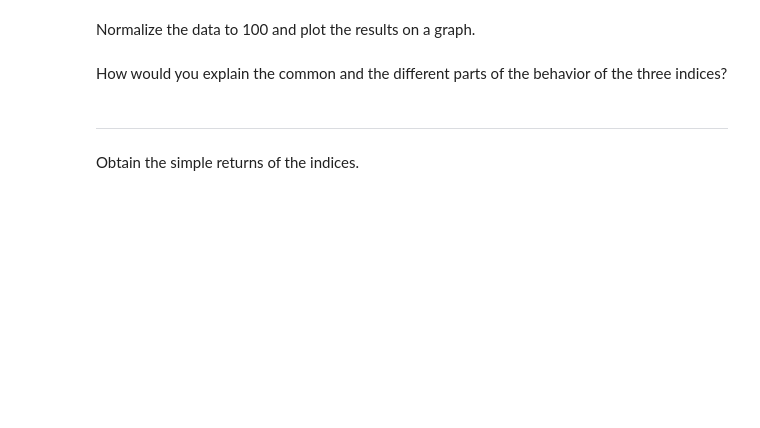
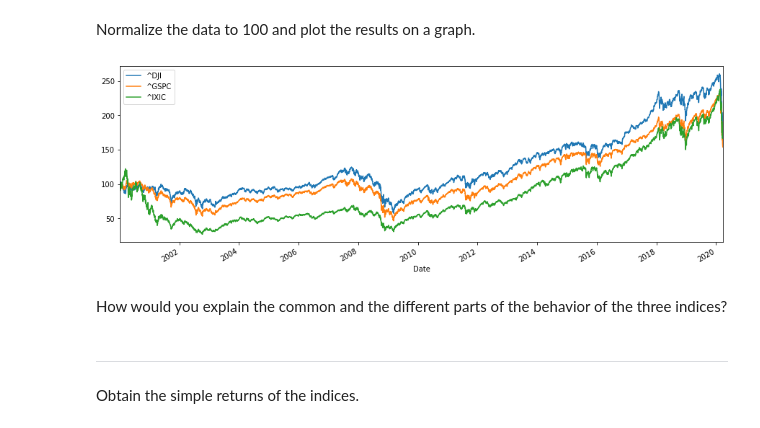
Before and after one commit to MartinMolestina/UdemyFinance, a Jupyter notebook: Calculating the Return of Indices - Exercise_Yahoo_Py3.ipynb, the cells around one changed output. Drawn from its saved outputs; the diff is of its cells as text; code cells hidden in the pictures; blank space fills up the shorter version.

```diff
--- a/Calculating the Return of Indices - Exercise_Yahoo_Py3.ipynb
+++ b/Calculating the Return of Indices - Exercise_Yahoo_Py3.ipynb
@@ -20,8 +44,10 @@ display(market_indices.tail())
 # %% [markdown]
 Normalize the data to 100 and plot the results on a graph.
 # %%
-(market_indices / matket_indices.iloc[0] * 100).plot(figsize=(5,15))
+(market_indices / market_indices.iloc[0] * 100).plot(figsize=(15,5))
 plt.show()
+# %% [output]
+[figure, added]
 # %% [markdown]
 How would you explain the common and the different parts of the behavior of the three indices?
 # %% [markdown]
```
Also changed, not shown: parts of 3 cells of this notebook.
